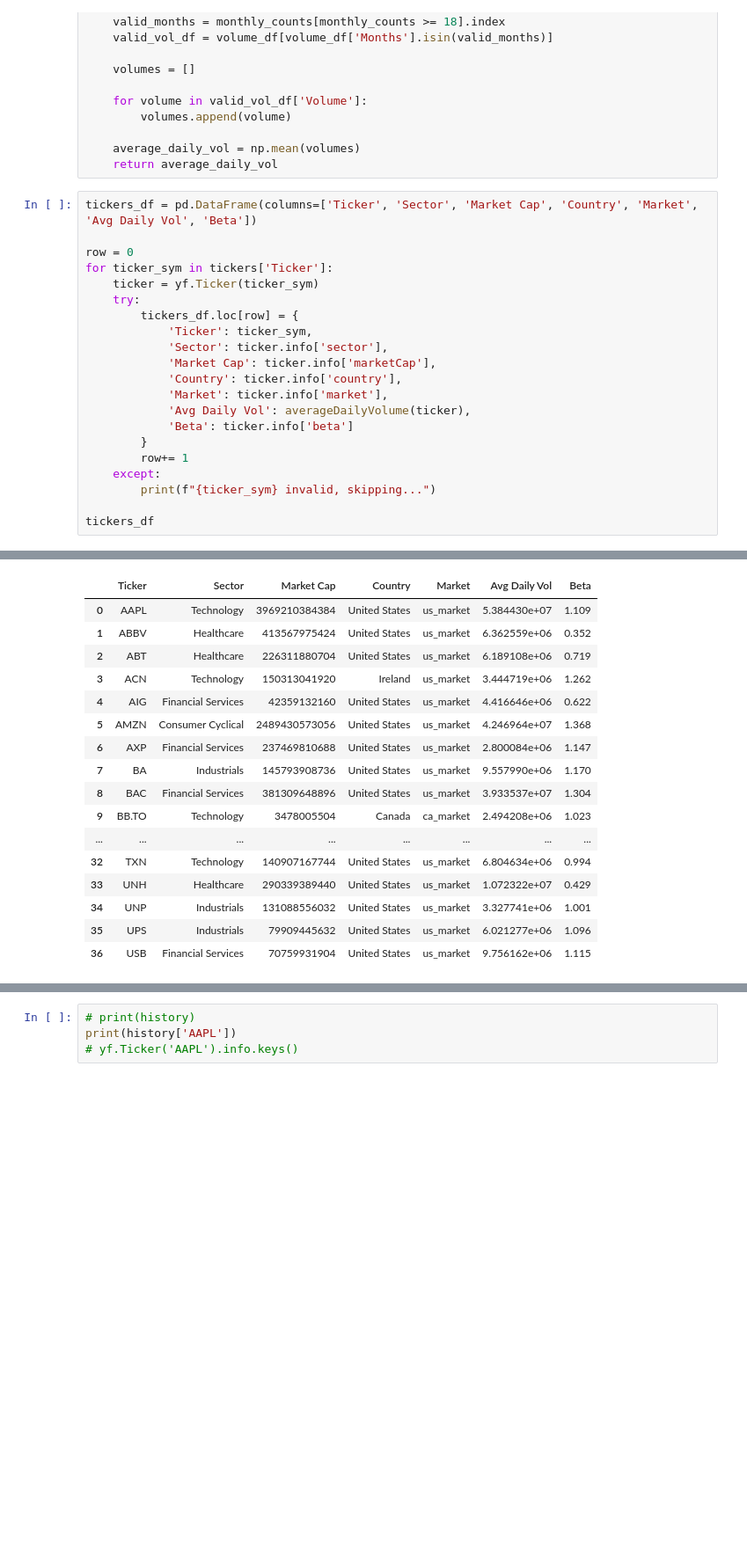
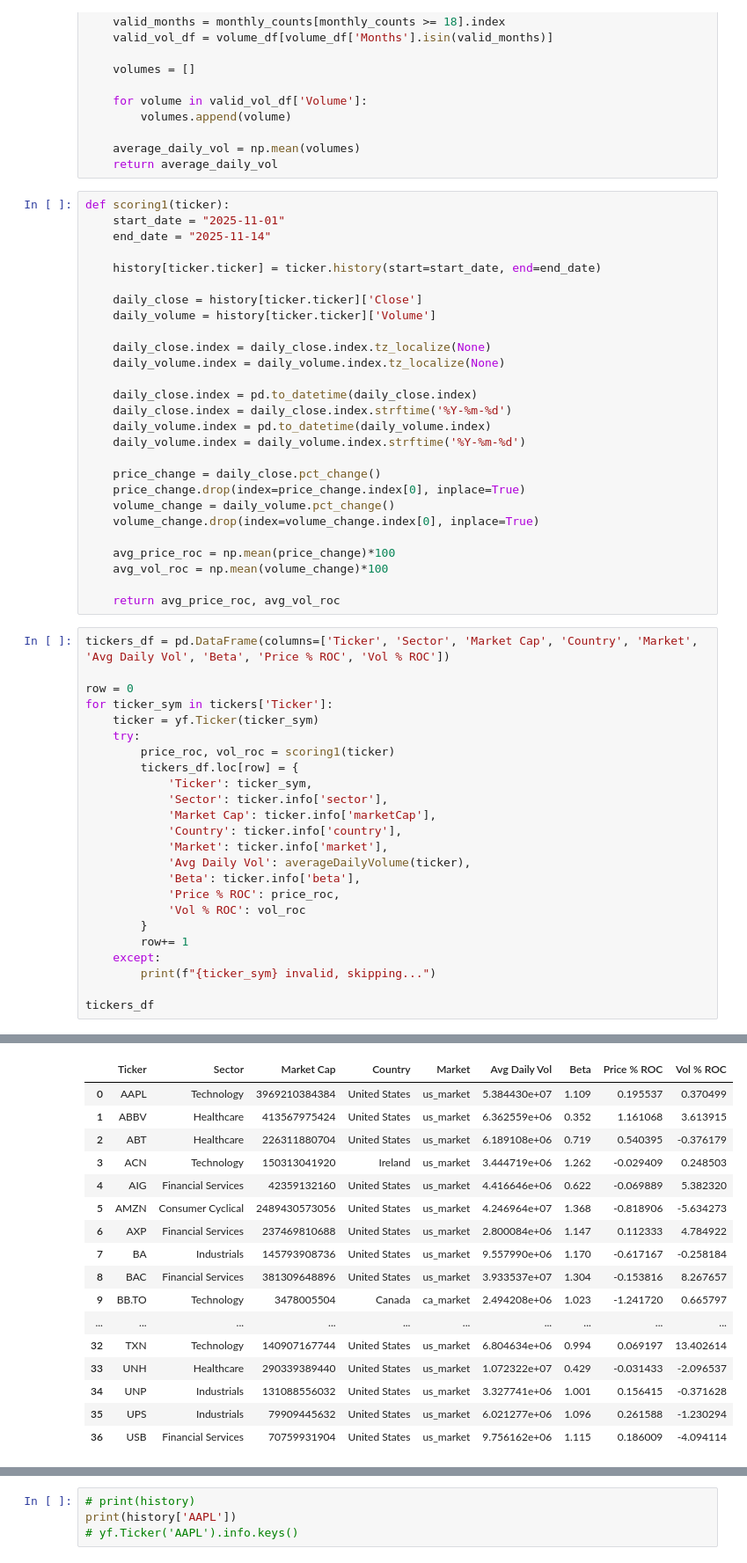
Before and after one commit to IanLeung12/CFM-Group-Project, a Jupyter notebook: Team_18_Assignment.ipynb, the cells around one changed output, grey strips where cells are left out. Shown at 88% size. Drawn from its saved outputs; the diff is of its cells as text; blank space fills up the shorter version.

Commit message:
scoring

```diff
--- a/Team_18_Assignment.ipynb
+++ b/Team_18_Assignment.ipynb
@@ -73,13 +73,41 @@ def averageDailyVolume(ticker):
 
     average_daily_vol = np.mean(volumes)
     return average_daily_vol
+# %%
+def scoring1(ticker):
+    start_date = "2025-11-01"
+    end_date = "2025-11-14"
+
+    history[ticker.ticker] = ticker.history(start=start_date, end=end_date)
+
+    daily_close = history[ticker.ticker]['Close']
+    daily_volume = history[ticker.ticker]['Volume']
+
+    daily_close.index = daily_close.index.tz_localize(None)
+    daily_volume.index = daily_volume.index.tz_localize(None)
+
+    daily_close.index = pd.to_datetime(daily_close.index)
+    daily_close.index = daily_close.index.strftime('%Y-%m-%d')
+    daily_volume.index = pd.to_datetime(daily_volume.index)
+    daily_volume.index = daily_volume.index.strftime('%Y-%m-%d')
+
+    price_change = daily_close.pct_change()
+    price_change.drop(index=price_change.index[0], inplace=True)
+    volume_change = daily_volume.pct_change()
+    volume_change.drop(index=volume_change.index[0], inplace=True)
+
+    avg_price_roc = np.mean(price_change)*100
+    avg_vol_roc = np.mean(volume_change)*100
+
+    return avg_price_roc, avg_vol_roc
 # %%
-tickers_df = pd.DataFrame(columns=['Ticker', 'Sector', 'Market Cap', 'Country', 'Market', 'Avg Daily Vol', 'Beta'])
+tickers_df = pd.DataFrame(columns=['Ticker', 'Sector', 'Market Cap', 'Country', 'Market', 'Avg Daily Vol', 'Beta', 'Price % ROC', 'Vol % ROC'])
 
 row = 0
 for ticker_sym in tickers['Ticker']:
     ticker = yf.Ticker(ticker_sym)
     try:
+        price_roc, vol_roc = scoring1(ticker)
         tickers_df.loc[row] = {
             'Ticker': ticker_sym,
             'Sector': ticker.info['sector'],
@@ -87,7 +115,9 @@ for ticker_sym in tickers['Ticker']:
             'Country': ticker.info['country'],
             'Market': ticker.info['market'],
             'Avg Daily Vol': averageDailyVolume(ticker),
-            'Beta': ticker.info['beta']
+            'Beta': ticker.info['beta'],
+            'Price % ROC': price_roc,
+            'Vol % ROC': vol_roc
         }
         row+= 1
     except:
@@ -102,20 +136,20 @@ RTN invalid, skipping...
-|  | Ticker | Sector | Market Cap | Country | Market | Avg Daily Vol | Beta |
-| 0 | AAPL | Technology | 3969210384384 | United States | us_market | 5.384430e+07 | 1.109 |
-| 1 | ABBV | Healthcare | 413567975424 | United States | us_market | 6.362559e+06 | 0.352 |
-| 2 | ABT | Healthcare | 226311880704 | United States | us_market | 6.189108e+06 | 0.719 |
-| 3 | ACN | Technology | 150313041920 | Ireland | us_market | 3.444719e+06 | 1.262 |
-| 4 | AIG | Financial Services | 42359132160 | United States | us_market | 4.416646e+06 | 0.622 |
-| 5 | AMZN | Consumer Cyclical | 2489430573056 | United States | us_market | 4.246964e+07 | 1.368 |
-| 6 | AXP | Financial Services | 237469810688 | United States | us_market | 2.800084e+06 | 1.147 |
-| 7 | BA | Industrials | 145793908736 | United States | us_market | 9.557990e+06 | 1.170 |
-| 8 | BAC | Financial Services | 381309648896 | United States | us_market | 3.933537e+07 | 1.304 |
-| 9 | BB.TO | Technology | 3478005504 | Canada | ca_market | 2.494208e+06 | 1.023 |
-| ... | ... | ... | ... | ... | ... | ... | ... |
-| 32 | TXN | Technology | 140907167744 | United States | us_market | 6.804634e+06 | 0.994 |
-| 33 | UNH | Healthcare | 290339389440 | United States | us_market | 1.072322e+07 | 0.429 |
-| 34 | UNP | Industrials | 131088556032 | United States | us_market | 3.327741e+06 | 1.001 |
-| 35 | UPS | Industrials | 79909445632 | United States | us_market | 6.021277e+06 | 1.096 |
-| 36 | USB | Financial Services | 70759931904 | United States | us_market | 9.756162e+06 | 1.115 |
+|  | Ticker | Sector | Market Cap | Country | Market | Avg Daily Vol | Beta | Price % ROC | Vol % ROC |
+| 0 | AAPL | Technology | 3969210384384 | United States | us_market | 5.384430e+07 | 1.109 | 0.195537 | 0.370499 |
+| 1 | ABBV | Healthcare | 413567975424 | United States | us_market | 6.362559e+06 | 0.352 | 1.161068 | 3.613915 |
+| 2 | ABT | Healthcare | 226311880704 | United States | us_market | 6.189108e+06 | 0.719 | 0.540395 | -0.376179 |
+| 3 | ACN | Technology | 150313041920 | Ireland | us_market | 3.444719e+06 | 1.262 | -0.029409 | 0.248503 |
+| 4 | AIG | Financial Services | 42359132160 | United States | us_market | 4.416646e+06 | 0.622 | -0.069889 | 5.382320 |
+| 5 | AMZN | Consumer Cyclical | 2489430573056 | United States | us_market | 4.246964e+07 | 1.368 | -0.818906 | -5.634273 |
+| 6 | AXP | Financial Services | 237469810688 | United States | us_market | 2.800084e+06 | 1.147 | 0.112333 | 4.784922 |
+| 7 | BA | Industrials | 145793908736 | United States | us_market | 9.557990e+06 | 1.170 | -0.617167 | -0.258184 |
+| 8 | BAC | Financial Services | 381309648896 | United States | us_market | 3.933537e+07 | 1.304 | -0.153816 | 8.267657 |
+| 9 | BB.TO | Technology | 3478005504 | Canada | ca_market | 2.494208e+06 | 1.023 | -1.241720 | 0.665797 |
+| ... | ... | ... | ... | ... | ... | ... | ... | ... | ... |
+| 32 | TXN | Technology | 140907167744 | United States | us_market | 6.804634e+06 | 0.994 | 0.069197 | 13.402614 |
+| 33 | UNH | Healthcare | 290339389440 | United States | us_market | 1.072322e+07 | 0.429 | -0.031433 | -2.096537 |
+| 34 | UNP | Industrials | 131088556032 | United States | us_market | 3.327741e+06 | 1.001 | 0.156415 | -0.371628 |
+| 35 | UPS | Industrials | 79909445632 | United States | us_market | 6.021277e+06 | 1.096 | 0.261588 | -1.230294 |
+| 36 | USB | Financial Services | 70759931904 | United States | us_market | 9.756162e+06 | 1.115 | 0.186009 | -4.094114 |
 # %%
 filtered_df = tickers_df[(tickers_df["Country"] == 'Canada') | (tickers_df["Country"] == "United States")].reset_index(drop=True)
 filtered_df = filtered_df[(filtered_df["Market"] == 'ca_market') | (filtered_df["Market"] == "us_market")].reset_index(drop=True)
```
Also changed, not shown: parts of 2 cells of this notebook.
